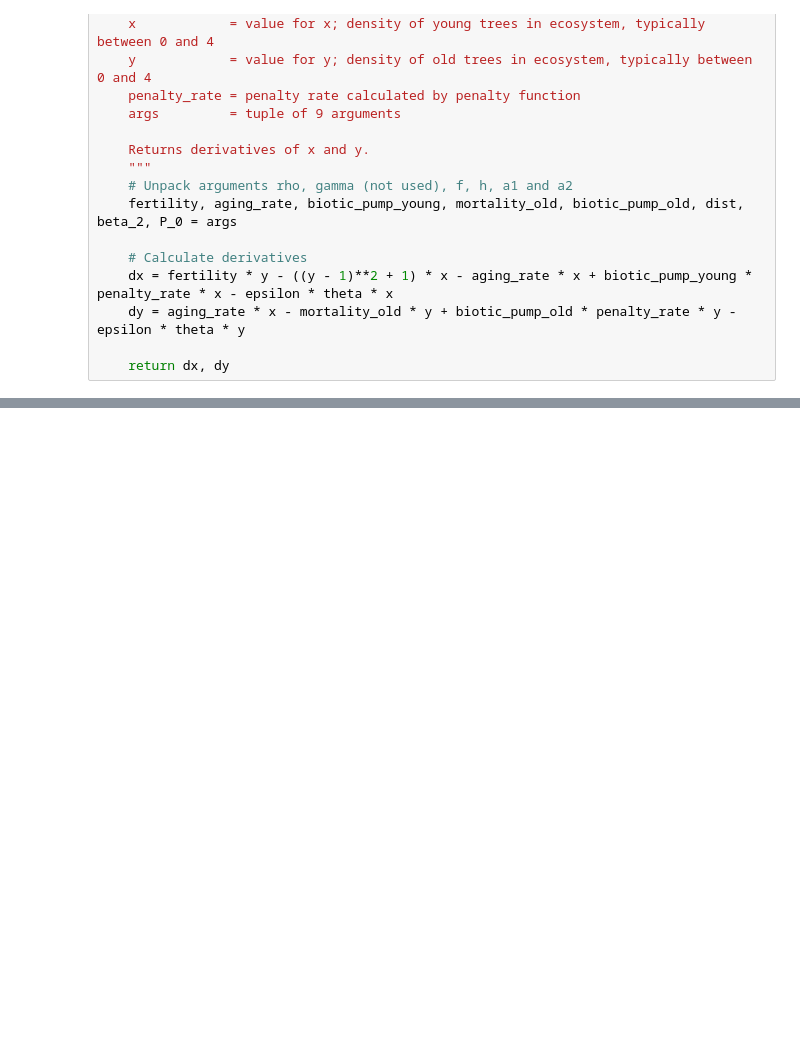
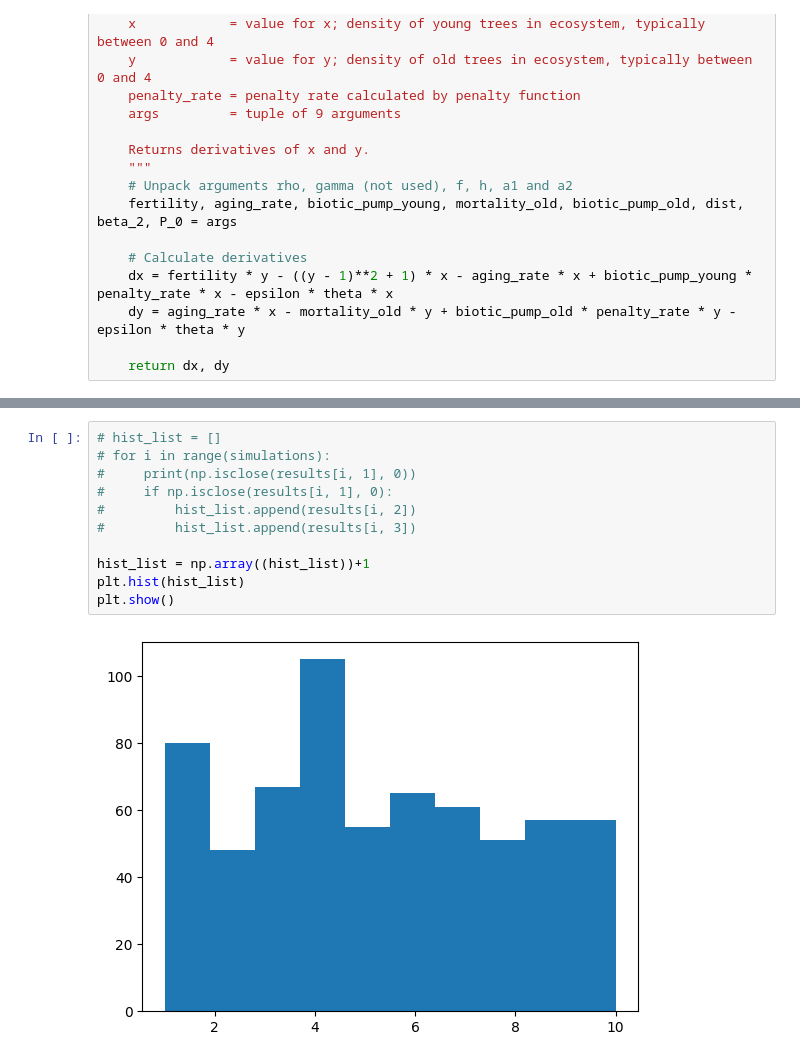
Before and after one commit to marcelvdla/CSSim, a Jupyter notebook: notebooks/perturbed_networks.ipynb, the cells around one changed output, grey strips where cells are left out. Saved outputs shown, nothing was run; the diff lists cells and outputs as text; blank space fills up the shorter version.

```diff
--- a/notebooks/perturbed_networks.ipynb
+++ b/notebooks/perturbed_networks.ipynb
@@ -159,0 +202,13 @@ for n in range(2, 11):
+# %%
+# hist_list = []
+# for i in range(simulations):
+#     print(np.isclose(results[i, 1], 0))
+#     if np.isclose(results[i, 1], 0):
+#         hist_list.append(results[i, 2])
+#         hist_list.append(results[i, 3])
+
+hist_list = np.array((hist_list))+1
+plt.hist(hist_list)
+plt.show()
+# %% [output]
+[figure, added]
```
Also changed, not shown: parts of 5 cells of this notebook, 3 other files.
